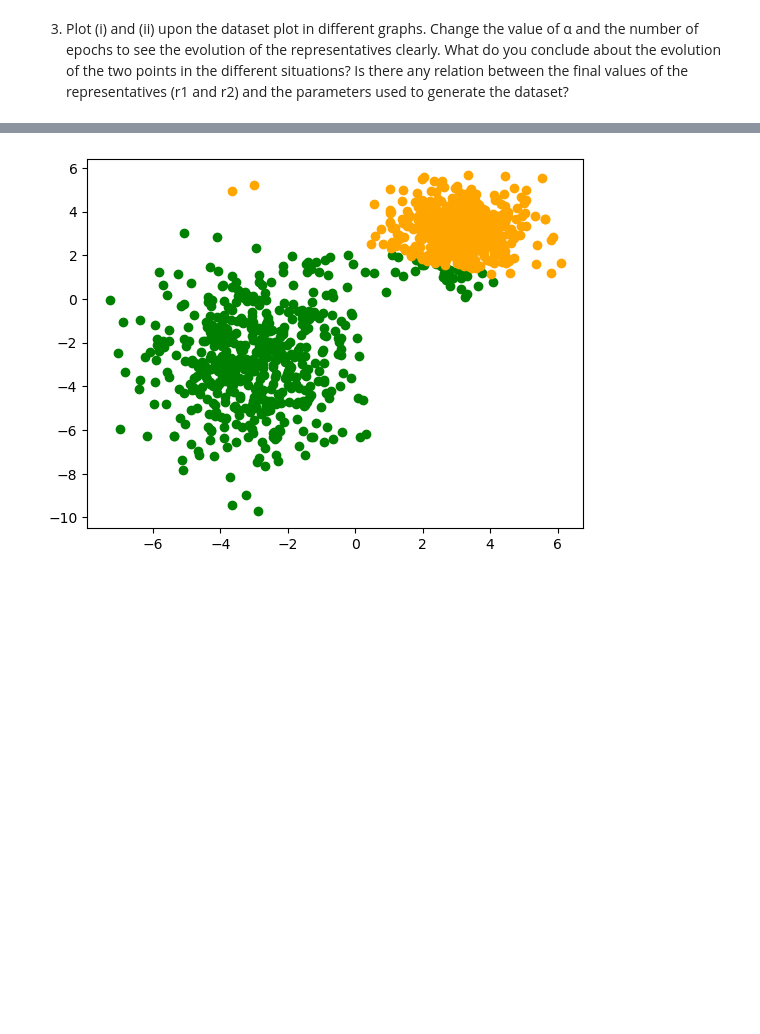
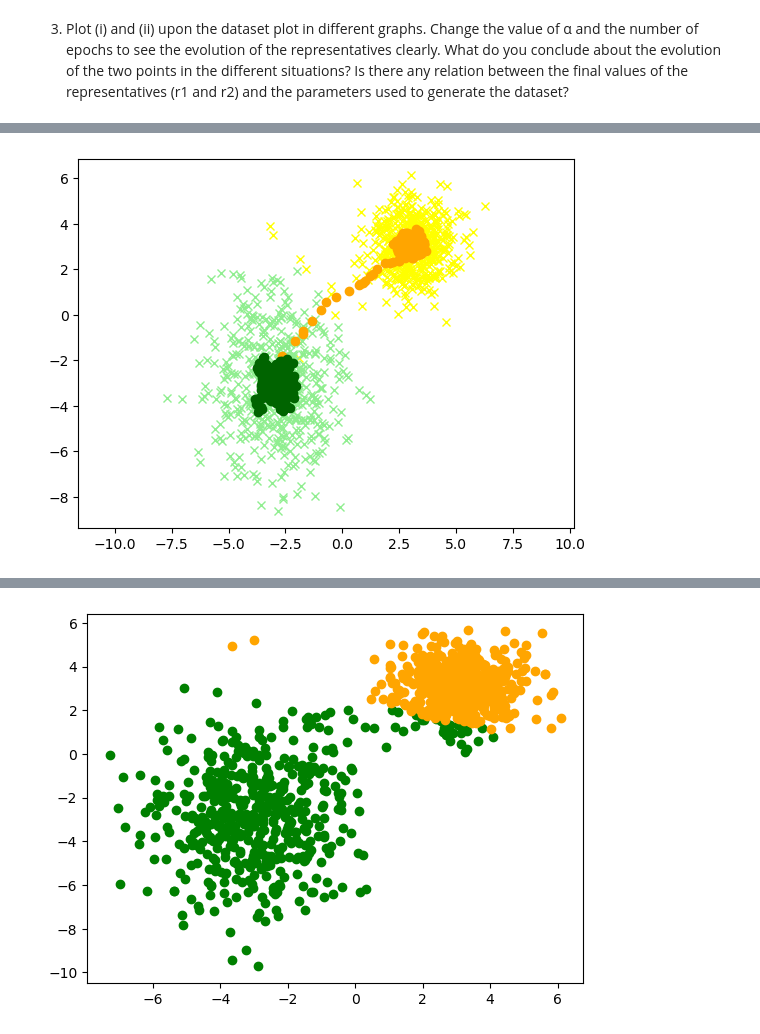
Before and after one commit to jelenameyer/IntroToMachineLearning, a Jupyter notebook: assignments/a1_unsupervised.ipynb, the cells around one changed output, grey strips where cells are left out. Saved outputs shown, nothing was run; the diff lists cells and outputs as text; code cells hidden in the pictures; blank space fills up the shorter version.

```diff
--- a/assignments/a1_unsupervised.ipynb
+++ b/assignments/a1_unsupervised.ipynb
@@ -158,0 +303,89 @@ TypeError: can't multiply sequence by non-int of type 'float'
+# %%
+# define parameters, try DIFFERENT ALPHA
+alpha = 0.1
+
+# choose random k indexes
+# copy data for immutability and transpose to sample complete case
+cTCopy = c.T
+idexOfPoint1, indexOfPoint2= random.sample(range(len(cTCopy)), k=2)
+
+# define the two k points following the andom indexes
+r1 = cTCopy[idexOfPoint1][:2]
+r2 = cTCopy[indexOfPoint2][:2]
+
+# initialize two np.arrays to save clusters
+cluster1 = []
+cluster2 = []
+
+# save all consecutive values of r1 and r2 for the first passage
+allValuesOfR1 = []
+allValuesOfR2 = []
+
+# implement easy k-means version
+for i in range(len(cTCopy)):
+    # divide every point in coordinates and label
+    coordinate = cTCopy[i][:2]
+    trueClusterLabel = cTCopy[i][2]
+
+    # get distance to both k
+    distanceToR1 = getEuclideanDistance(r1[0],r1[1], coordinate[0], coordinate[1])
+    distanceToR2 = getEuclideanDistance(r2[0],r2[1], coordinate[0], coordinate[1])
+
+
+
+    # append to cluster of k to which point is closer, swiftly adjust k in position
+    if distanceToR1 < distanceToR2:
+        allValuesOfR1.append(r1)
+        cluster1.append([*coordinate, trueClusterLabel])
+        r1 = (1-alpha)*r1+alpha*coordinate
+    else:
+        allValuesOfR2.append(r2)
+        cluster2.append([*coordinate, trueClusterLabel])
+        r2 = (1-alpha)*r2+alpha*coordinate
+
+# plot (i) uppon the dataset and also include final clustering of round one
+
+xCluster1 = []
+for dataPoint in cluster1:
+    xCluster1.append(dataPoint[0])
+
+yCluster1 = []
+for dataPoint in cluster1:
+    yCluster1.append(dataPoint[1])
+
+xCluster2 = []
+for dataPoint in cluster2:
+    xCluster2.append(dataPoint[0])
+
+yCluster2 = []
+for dataPoint in cluster2:
+    yCluster2.append(dataPoint[1])
+
+
+xR1 = []
+for r1 in allValuesOfR1:
+    xR1.append(r1[0])
+
+xR2 = []
+for r2 in allValuesOfR2:
+    xR2.append(r2[0])
+
+yR1 = []
+for r1 in allValuesOfR1:
+    yR1.append(r1[1])
+
+yR2 = []
+for r2 in allValuesOfR2:
+    yR2.append(r2[1])
+
+labels=c[2]
+plt.plot(xCluster1, yCluster1, "x", color = "yellow")
+plt.plot(xCluster2, yCluster2, "x", color = "lightgreen")
+
+plt.plot(xR1, yR1, "o", color = "orange")
+plt.plot(xR2, yR2, "o", color = "darkgreen")
+
+plt.axis("equal")
+plt .show()
+# %% [output]
+[figure, added]
```
Also changed, not shown: parts of 12 cells of this notebook, 2 other files.
